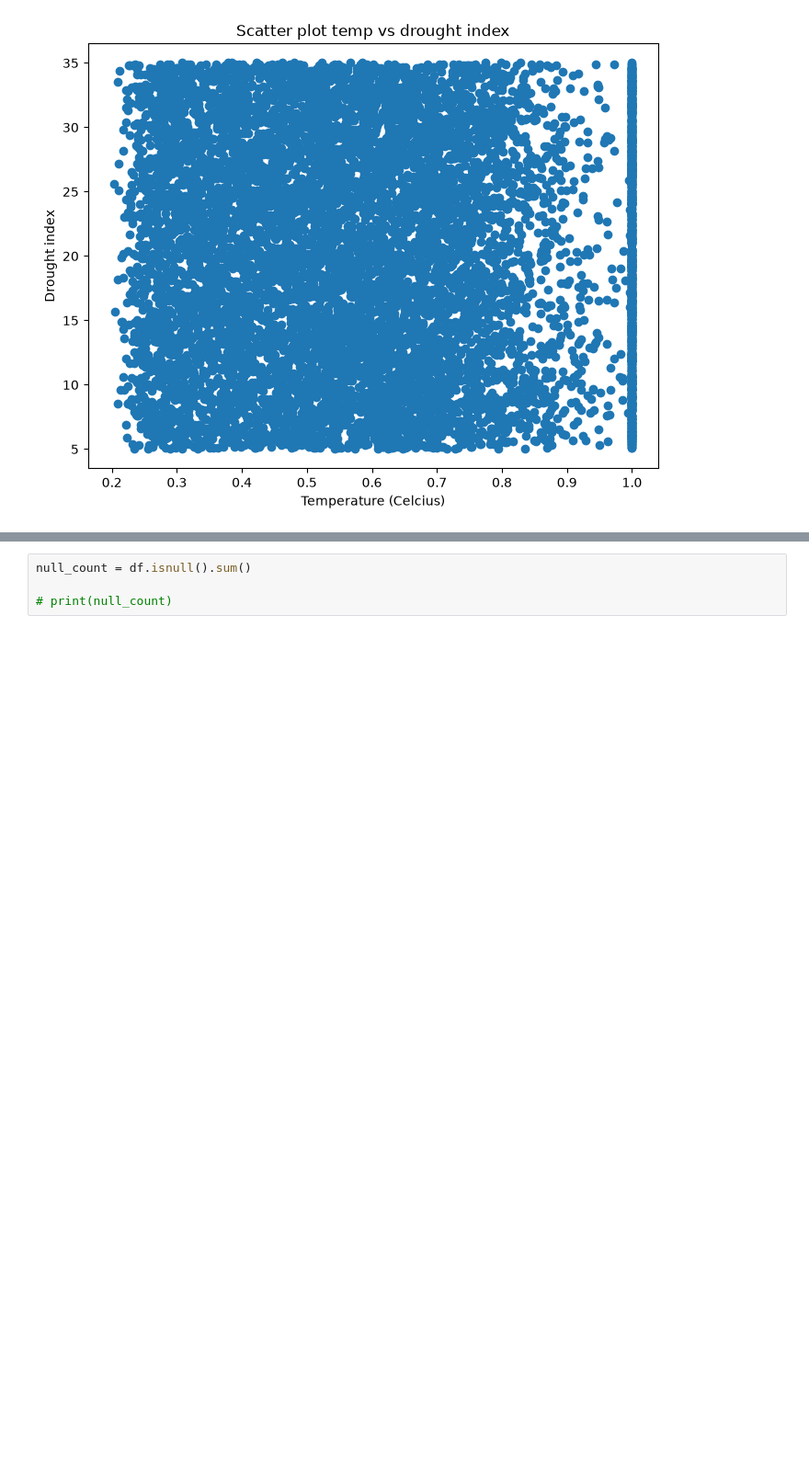
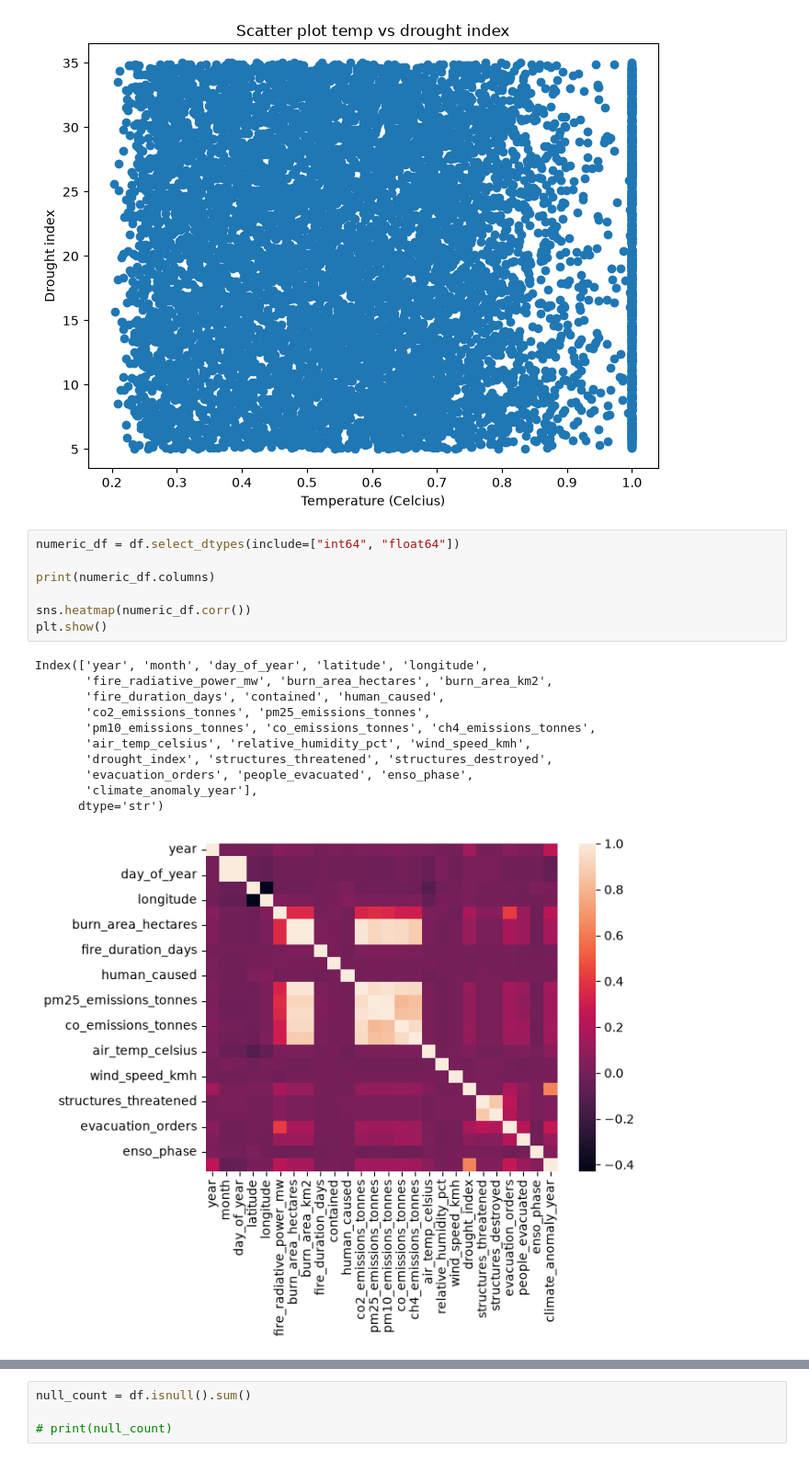
Before and after one commit to EdKinge/Wildfire-ML-Project, a Jupyter notebook: wildfire.ipynb, the cells around one changed output, grey strips where cells are left out. Shown at 92% size. Drawn from its saved outputs; the diff is of its cells as text; blank space fills up the shorter version.

Commit message:
Created heatmap

```diff
--- a/wildfire.ipynb
+++ b/wildfire.ipynb
@@ -220,6 +235,25 @@ reg.fit(df[['air_temp_celsius', 'relative_humidity_pct']], df['drought_index'])
 # %% [output]
 LinearRegression()
 [figure]
+# %%
+numeric_df = df.select_dtypes(include=["int64", "float64"])
+
+print(numeric_df.columns)
+
+sns.heatmap(numeric_df.corr())
+plt.show()
+# %% [output]
+Index(['year', 'month', 'day_of_year', 'latitude', 'longitude',
+       'fire_radiative_power_mw', 'burn_area_hectares', 'burn_area_km2',
+       'fire_duration_days', 'contained', 'human_caused',
+       'co2_emissions_tonnes', 'pm25_emissions_tonnes',
+       'pm10_emissions_tonnes', 'co_emissions_tonnes', 'ch4_emissions_tonnes',
+       'air_temp_celsius', 'relative_humidity_pct', 'wind_speed_kmh',
+       'drought_index', 'structures_threatened', 'structures_destroyed',
+       'evacuation_orders', 'people_evacuated', 'enso_phase',
+       'climate_anomaly_year'],
+      dtype='str')
+[figure, added]
 # %%
 # sns.pairplot(df)
 
```
Also changed, not shown: parts of 10 cells of this notebook.
